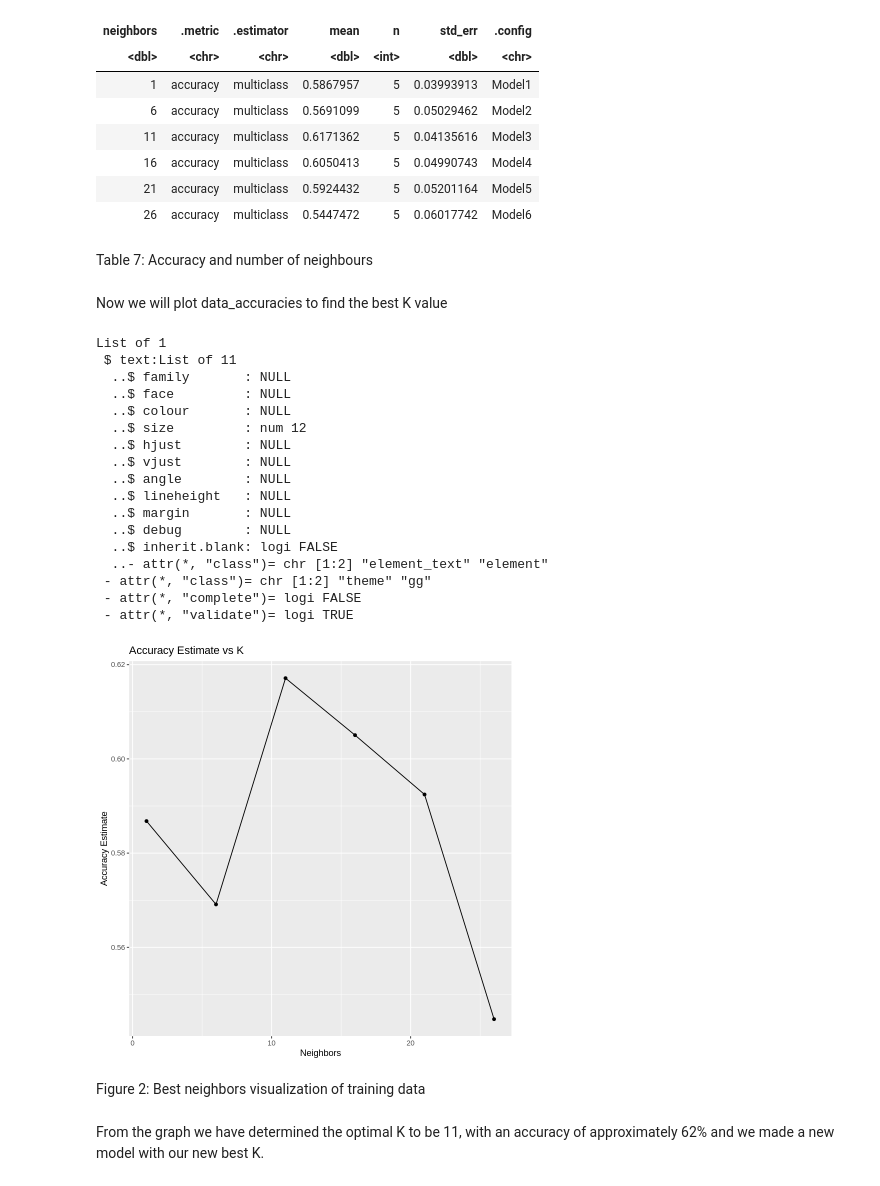
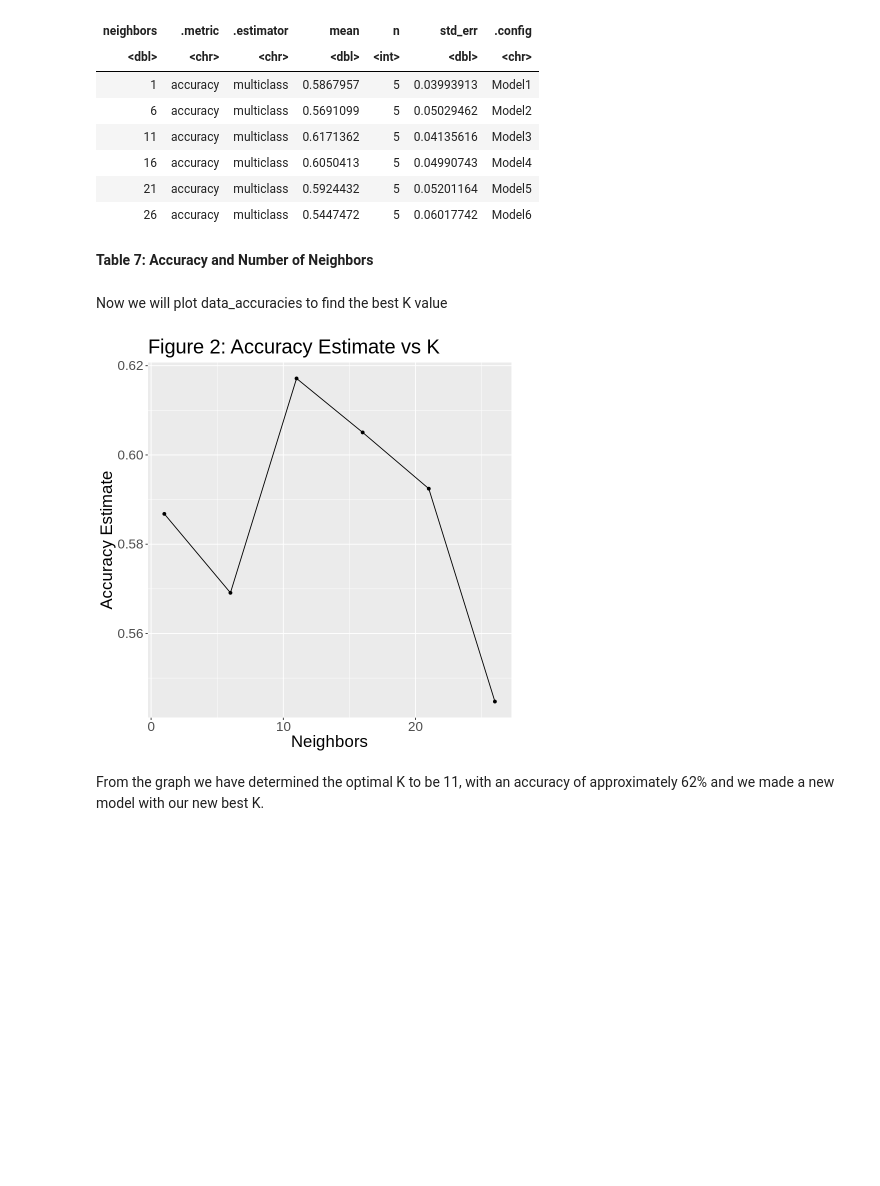
Before and after one commit to chloekim672/007-project-dsci-25-, a Jupyter notebook: dsciprojectfinal.ipynb, the cells around one changed output. Saved outputs shown, nothing was run; the diff lists cells and outputs as text; code cells hidden in the pictures; blank space fills up the shorter version.

```diff
--- a/dsciprojectfinal.ipynb
+++ b/dsciprojectfinal.ipynb
@@ -264,39 +264,20 @@ A tibble: 6 × 7
 | 21 | accuracy | multiclass | 0.5924432 | 5 | 0.05201164 | Model5 |
 | 26 | accuracy | multiclass | 0.5447472 | 5 | 0.06017742 | Model6 |
 # %% [markdown]
-Table 7: Accuracy and number of neighbours
+**Table 7: Accuracy and Number of Neighbors**
 # %% [markdown]
 Now we will plot data_accuracies to find the best K value
 # %%
 accuracy_vs_k <- ggplot(data_accuracies, aes(x = neighbors, y = mean)) +
                 geom_point() +
                 geom_line() +
                 labs(x = "Neighbors", y = "Accuracy Estimate") +
-                ggtitle("Accuracy Estimate vs K")
-                theme(text = element_text(size = 12))
+                ggtitle("Figure 2: Accuracy Estimate vs K") +
+                theme(text = element_text(size = 20))
 
 accuracy_vs_k
 # %% [output]
-List of 1
- $ text:List of 11
-  ..$ family       : NULL
-  ..$ face         : NULL
-  ..$ colour       : NULL
-  ..$ size         : num 12
-  ..$ hjust        : NULL
-  ..$ vjust        : NULL
-  ..$ angle        : NULL
-  ..$ lineheight   : NULL
-  ..$ margin       : NULL
-  ..$ debug        : NULL
-  ..$ inherit.blank: logi FALSE
-  ..- attr(*, "class")= chr [1:2] "element_text" "element"
- - attr(*, "class")= chr [1:2] "theme" "gg"
- - attr(*, "complete")= logi FALSE
- - attr(*, "validate")= logi TRUE
-[figure, old version]
+[figure, new version]
-# %% [markdown]
-Figure 2: Best neighbors visualization of training data
 # %% [markdown]
 From the graph we have determined the optimal K to be 11, with an accuracy of approximately 62% and we made a new model with our new best K.
 # %%
```
Also changed, not shown: parts of 15 cells of this notebook.
